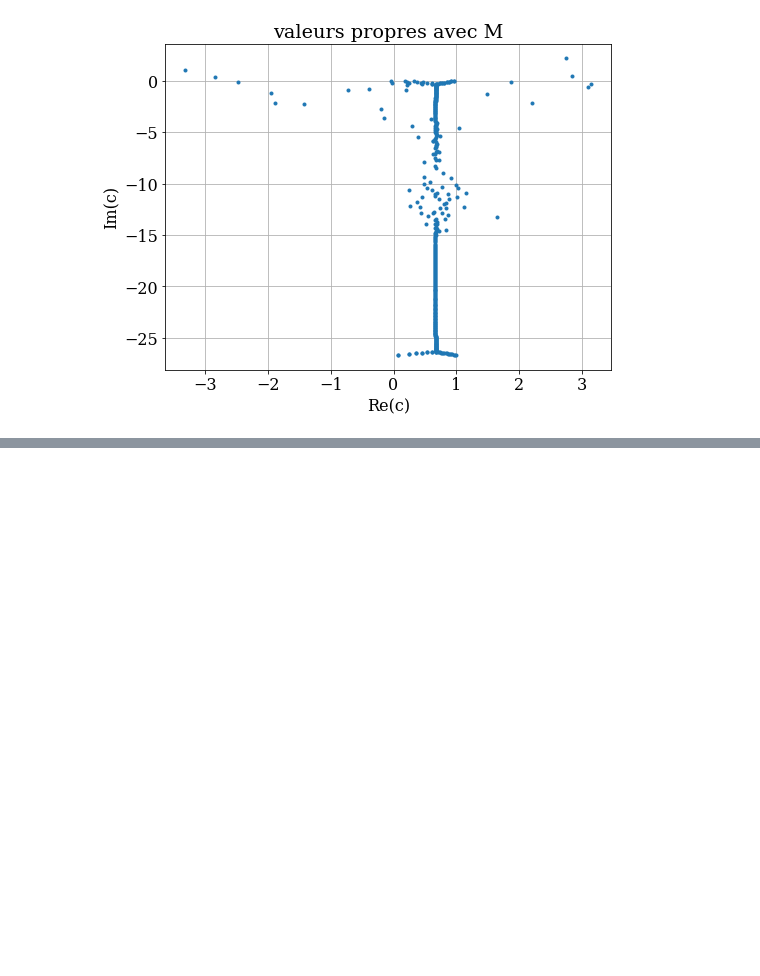
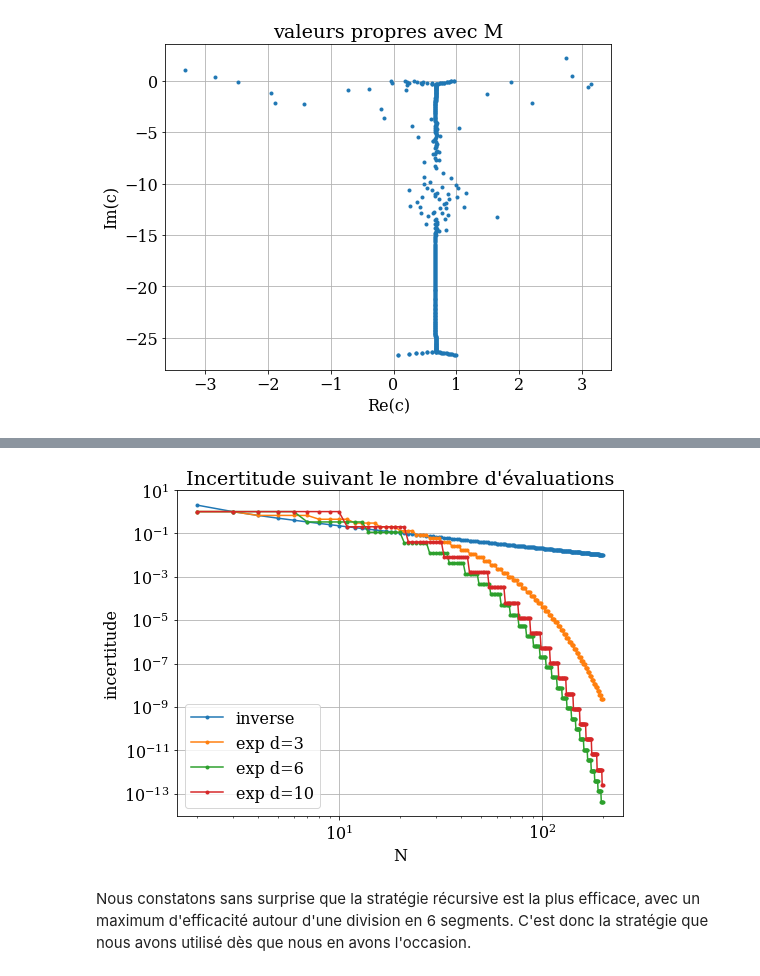
Before and after one commit to ceschoon/StageBA3, a Jupyter notebook: Etude non modale de la stabilite.ipynb, the cells around one changed output, grey strips where cells are left out. Saved outputs shown, nothing was run; the diff lists cells and outputs as text; code cells hidden in the pictures; blank space fills up the shorter version.

Commit message:
Svd avec recherche récursive du maximum

```diff
--- a/Etude non modale de la stabilite.ipynb
+++ b/Etude non modale de la stabilite.ipynb
@@ -154,0 +228,28 @@ pyplot.show();
+# %%
+N = range(2,200)
+
+def incertinv(N):
+    return 2/(N-1)
+
+def incertexp(N,d):
+    it = int(N/(d+1))  # une itération est composée de d+1 évaluations de la fonction à maximiser
+    return (2/d)**it
+
+vinv = numpy.vectorize(incertinv)
+vexp = numpy.vectorize(incertexp)
+
+pyplot.figure(figsize=(8,6));
+pyplot.loglog(N, vinv(N), '.-', label='inverse');
+pyplot.loglog(N, vexp(N,3), '.-', label='exp d=3');
+pyplot.loglog(N, vexp(N,6), '.-', label='exp d=6');
+pyplot.loglog(N, vexp(N,10), '.-', label='exp d=10');
+pyplot.title('Incertitude suivant le nombre d\'évaluations');
+pyplot.xlabel('N');
+pyplot.ylabel('incertitude');
+pyplot.legend(loc=3);
+pyplot.grid();
+pyplot.show();
+# %% [output]
+[figure, added]
+# %% [markdown]
+Nous constatons sans surprise que la stratégie récursive est la plus efficace, avec un maximum d'efficacité autour d'une division en 6 segments. C'est donc la stratégie que nous avons utilisé dès que nous en avons l'occasion.
```
Also changed, not shown: parts of 14 cells of this notebook, 2 other files.
